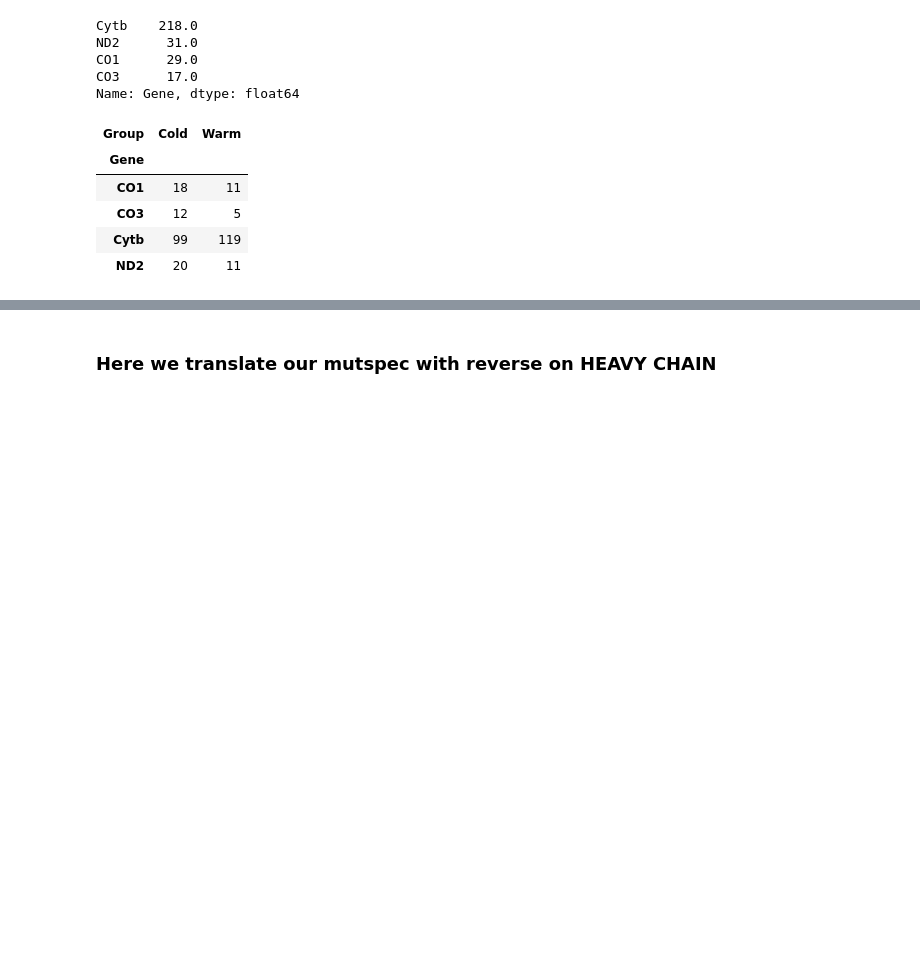
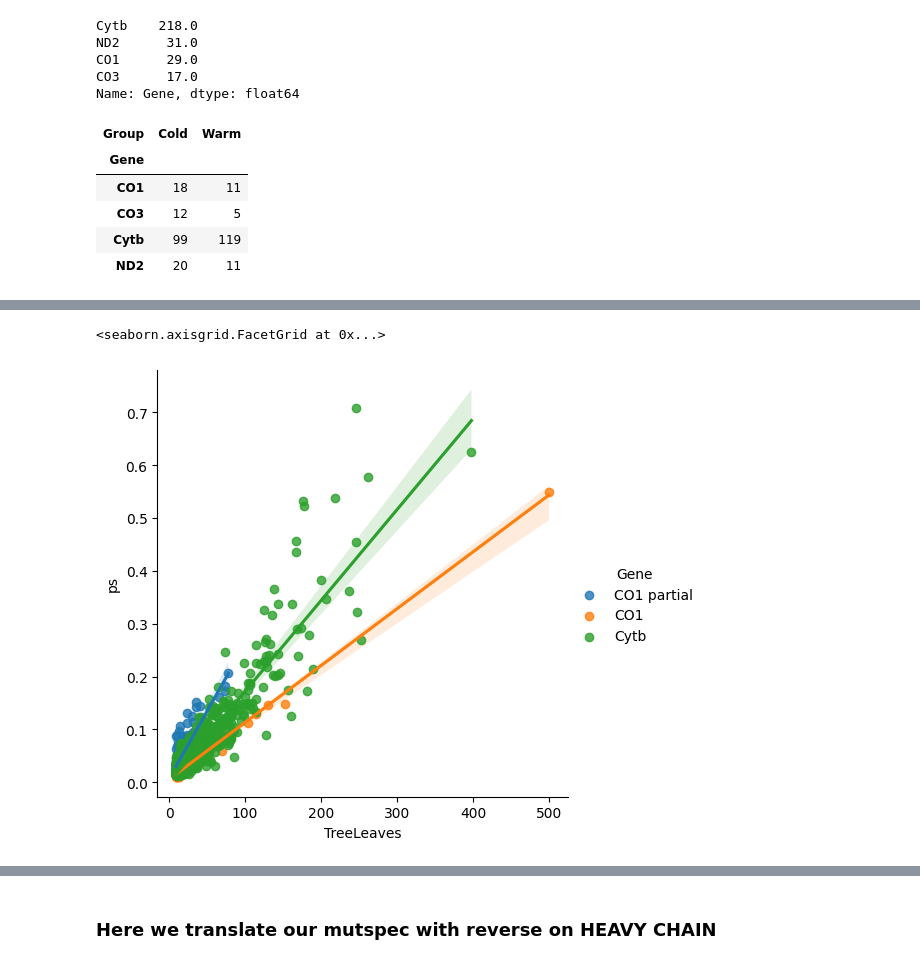
Before and after one commit to mitoclub/TemperatureEffectsOnMtDNAspectra, a Jupyter notebook: analysis/plot_mutspec192.ipynb, the cells around one changed output, grey strips where cells are left out. Cells and saved outputs as stored; diff of their text form; code cells hidden in the pictures; blank space fills up the shorter version.

Commit message:
correlation: ps vs MSA and tree

```diff
--- a/analysis/plot_mutspec192.ipynb
+++ b/analysis/plot_mutspec192.ipynb
@@ -101,0 +169,5 @@ species_cnt
+# %%
+sns.lmplot(ps_df, y='ps', x='TreeLeaves', hue='Gene')
+# %% [output]
+<seaborn.axisgrid.FacetGrid at 0x...>
+[figure, added]
```
Also changed, not shown: parts of 6 cells of this notebook, 1 other file.
